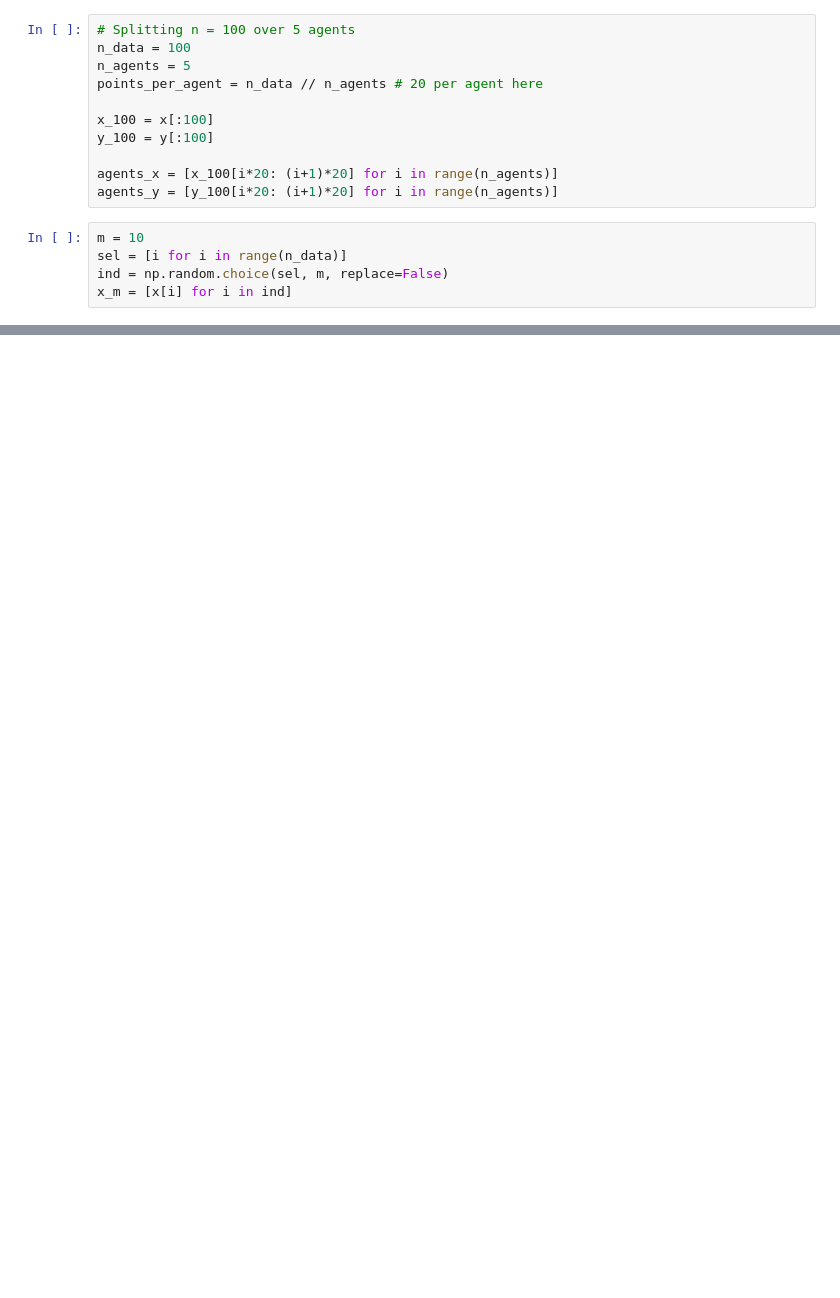
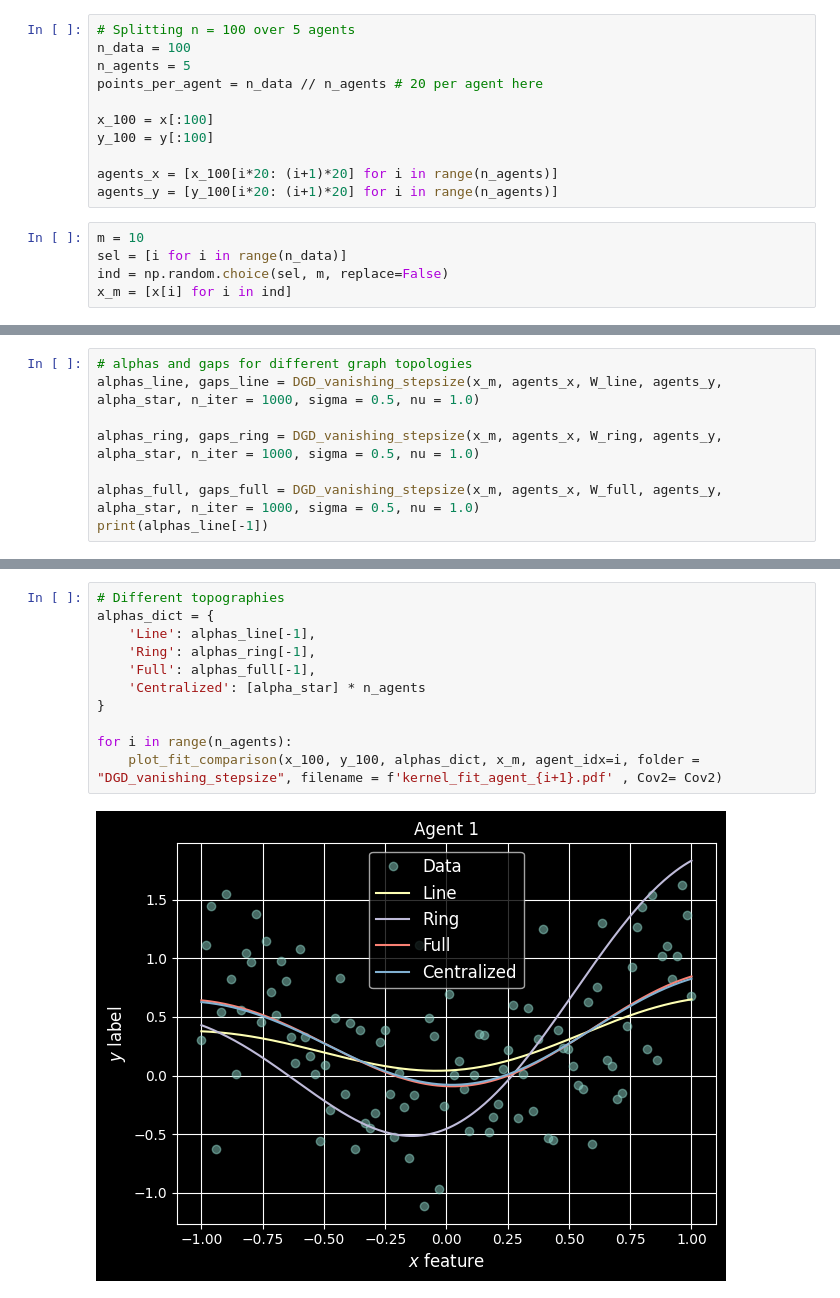
Before and after one commit to w-h02/Cooperative_opt, a Jupyter notebook: project.ipynb, the cells around one changed output, grey strips where cells are left out. Cells and saved outputs as stored; diff of their text form; blank space fills up the shorter version.

```diff
--- a/project.ipynb
+++ b/project.ipynb
@@ -162,0 +184,8 @@ plot_gap(gaps_line)
+# %%
+# alphas and gaps for different graph topologies
+alphas_line, gaps_line = DGD_vanishing_stepsize(x_m, agents_x, W_line, agents_y, alpha_star, n_iter = 1000, sigma = 0.5, nu = 1.0)
+
+alphas_ring, gaps_ring = DGD_vanishing_stepsize(x_m, agents_x, W_ring, agents_y, alpha_star, n_iter = 1000, sigma = 0.5, nu = 1.0)
+
+alphas_full, gaps_full = DGD_vanishing_stepsize(x_m, agents_x, W_full, agents_y, alpha_star, n_iter = 1000, sigma = 0.5, nu = 1.0)
+print(alphas_line[-1])
@@ -162,0 +199,13 @@ plot_gap(gaps_line)
+# %%
+# Different topographies
+alphas_dict = {
+    'Line': alphas_line[-1],
+    'Ring': alphas_ring[-1],
+    'Full': alphas_full[-1],
+    'Centralized': [alpha_star] * n_agents
+}
+
+for i in range(n_agents):
+    plot_fit_comparison(x_100, y_100, alphas_dict, x_m, agent_idx=i, folder = "DGD_vanishing_stepsize", filename = f'kernel_fit_agent_{i+1}.pdf' , Cov2= Cov2)
+# %% [output]
+[figure, added]
```
Also changed, not shown: parts of 15 cells of this notebook, 34 other files.
